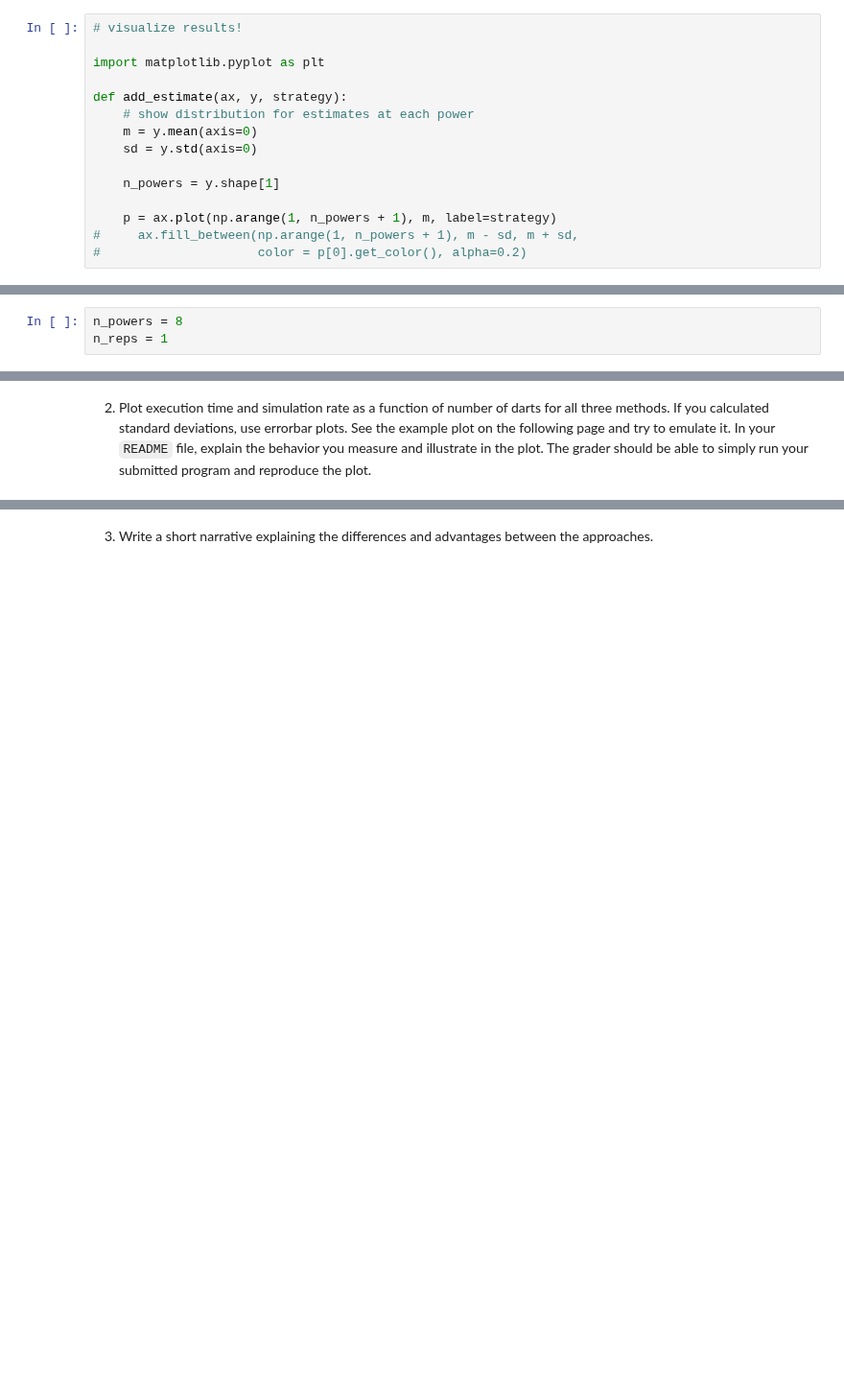
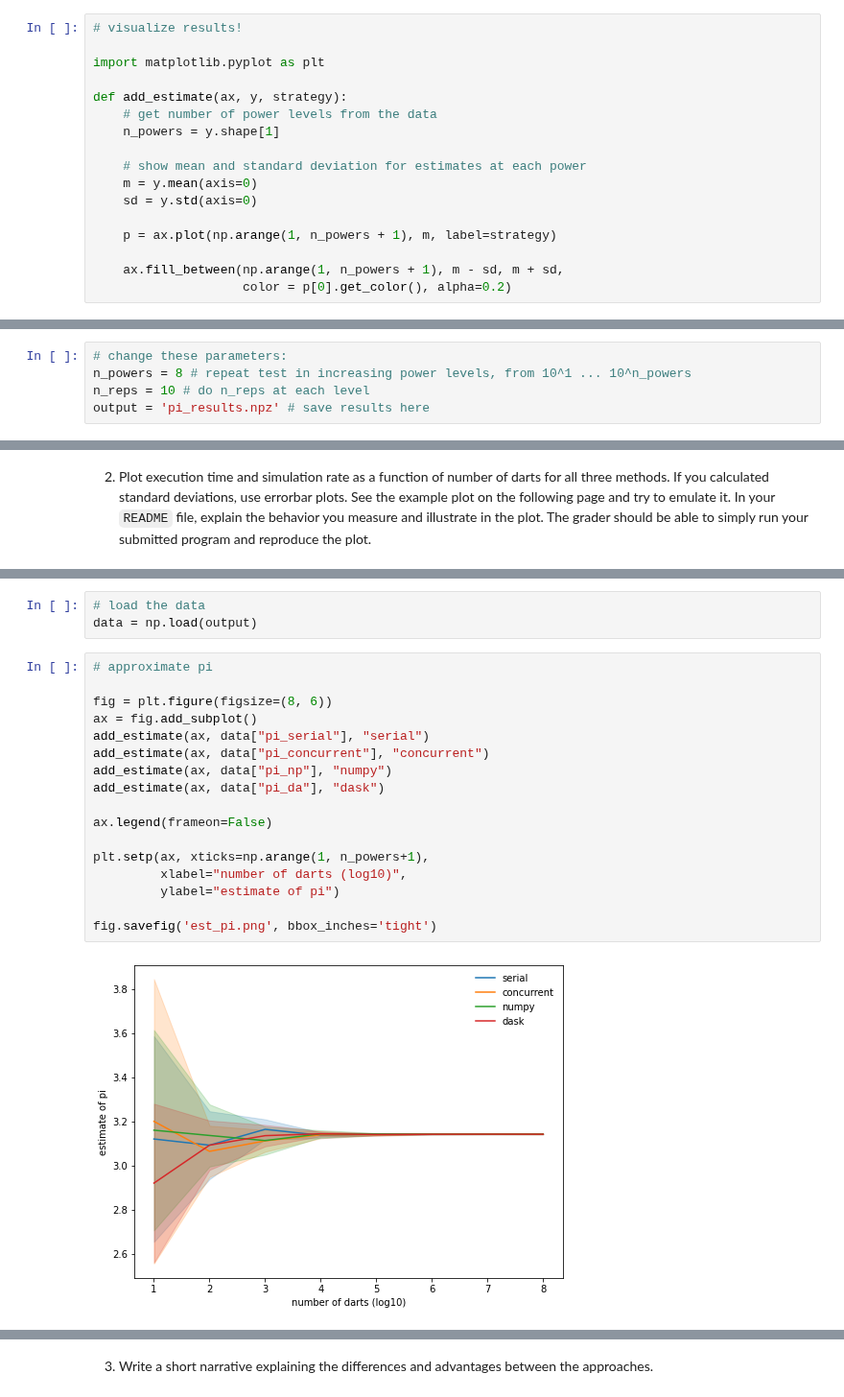
Before and after one commit to zbalewski/python-ay250-homework, a Jupyter notebook: hw_4/hw_4_parallelism.ipynb, the cells around one changed output, grey strips where cells are left out. Shown at 96% size. Saved outputs shown, nothing was run; the diff lists cells and outputs as text; blank space fills up the shorter version.

```diff
--- a/hw_4/hw_4_parallelism.ipynb
+++ b/hw_4/hw_4_parallelism.ipynb
@@ -167,12 +231,14 @@ def bake_pies(n_powers, n_reps, throw_darts=throw_darts_serial):
 import matplotlib.pyplot as plt
 
 def add_estimate(ax, y, strategy):
-    # show distribution for estimates at each power
+    # get number of power levels from the data
+    n_powers = y.shape[1]
+
+    # show mean and standard deviation for estimates at each power
     m = y.mean(axis=0)
     sd = y.std(axis=0)
 
-    n_powers = y.shape[1]
+    p = ax.plot(np.arange(1, n_powers + 1), m, label=strategy)
 
-    p = ax.plot(np.arange(1, n_powers + 1), m, label=strategy)
-#     ax.fill_between(np.arange(1, n_powers + 1), m - sd, m + sd,
-#                     color = p[0].get_color(), alpha=0.2)
+    ax.fill_between(np.arange(1, n_powers + 1), m - sd, m + sd,
+                    color = p[0].get_color(), alpha=0.2)
@@ -179,6 +247,8 @@ def add_estimate(ax, y, strategy):
 # %%
-n_powers = 8
-n_reps = 1
+# change these parameters:
+n_powers = 8 # repeat test in increasing power levels, from 10^1 ... 10^n_powers
+n_reps = 10 # do n_reps at each level
+output = 'pi_results.npz' # save results here
 # %%
 %%time
 [pi_serial, t_serial] = bake_pies(n_powers, n_reps, throw_darts_serial)
@@ -267,0 +289,22 @@ plt.setp(ax, xticks=np.arange(1, n_powers+1),
+# %%
+# load the data
+data = np.load(output)
+# %%
+# approximate pi
+
+fig = plt.figure(figsize=(8, 6))
+ax = fig.add_subplot()
+add_estimate(ax, data["pi_serial"], "serial")
+add_estimate(ax, data["pi_concurrent"], "concurrent")
+add_estimate(ax, data["pi_np"], "numpy")
+add_estimate(ax, data["pi_da"], "dask")
+
+ax.legend(frameon=False)
+
+plt.setp(ax, xticks=np.arange(1, n_powers+1),
+         xlabel="number of darts (log10)",
+         ylabel="estimate of pi")
+
+fig.savefig('est_pi.png', bbox_inches='tight')
+# %% [output]
+[figure, added]
```
Also changed, not shown: parts of 22 cells of this notebook, 4 other files.
